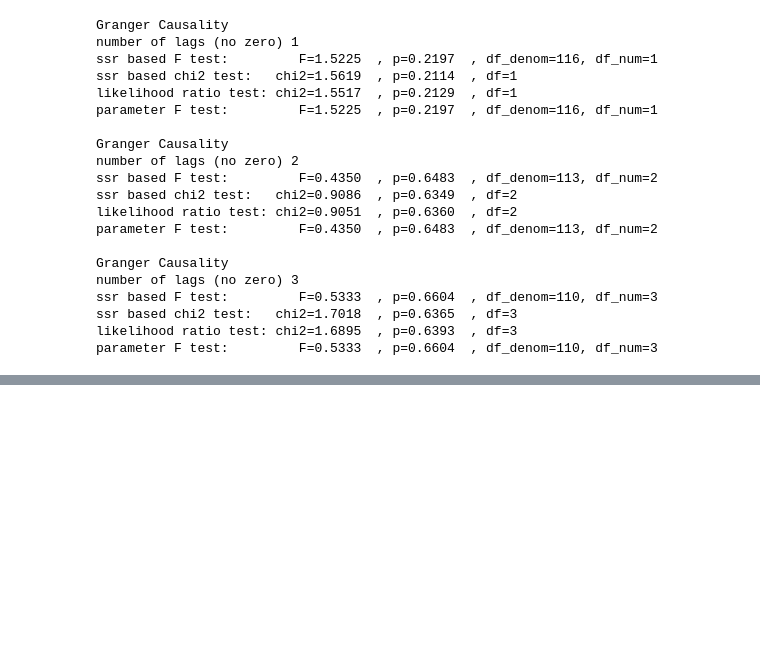
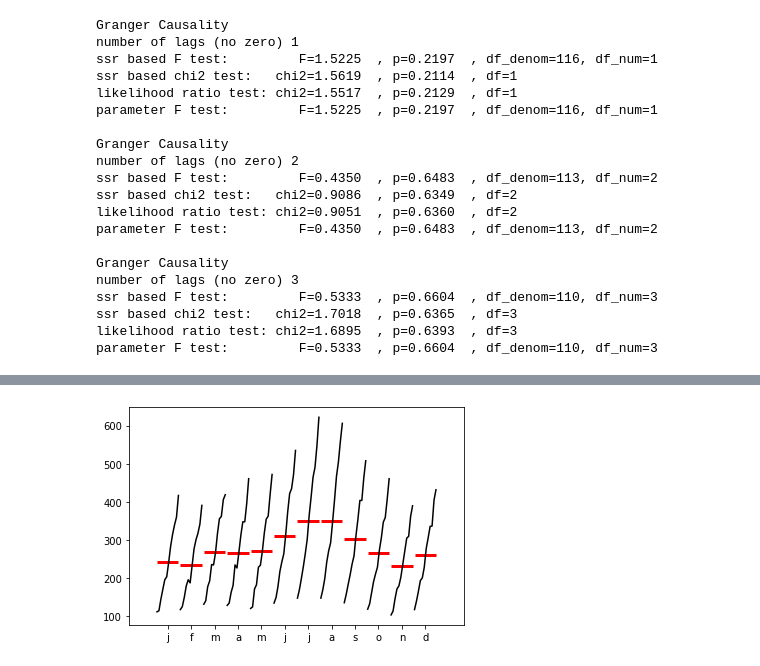
Before and after one commit to jafar-shodiq/jose-portilla-courses, a Jupyter notebook: time-series-data-analysis/descriptive-statistics-and-tests.ipynb, the cells around one changed output, grey strips where cells are left out. Cells and saved outputs as stored; diff of their text form; code cells hidden in the pictures; blank space fills up the shorter version.

```diff
--- a/time-series-data-analysis/descriptive-statistics-and-tests.ipynb
+++ b/time-series-data-analysis/descriptive-statistics-and-tests.ipynb
@@ -191,0 +226,4 @@ parameter F test:         F=0.5333  , p=0.6604  , df_denom=110, df_num=3
+# %%
+month_plot(df['Thousands of Passengers']);
+# %% [output]
+[figure, added]
```
Also changed, not shown: parts of 10 cells of this notebook, 1 other file.
